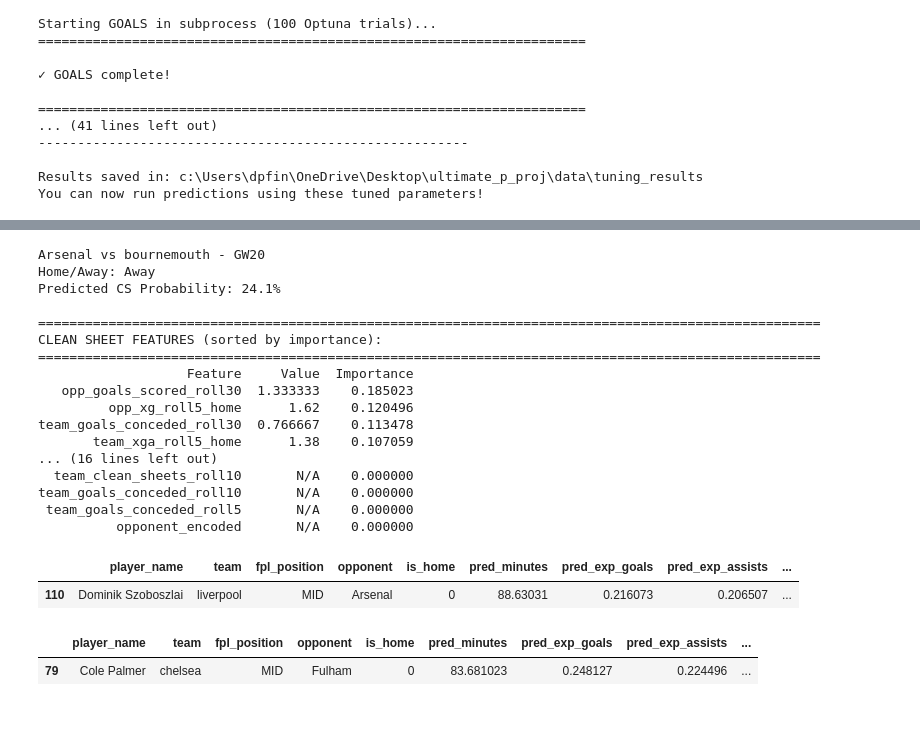
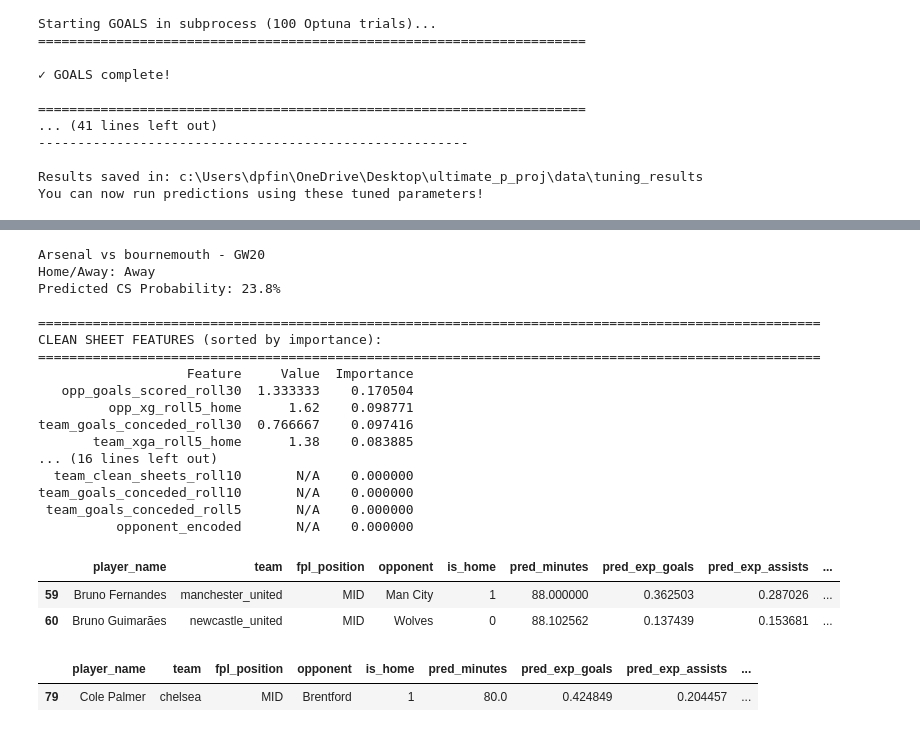
Before and after one commit to danielfindley/fpl_projections, a Jupyter notebook: notebooks/tune_models.ipynb, the cells around one changed output, grey strips where cells are left out. Cells and saved outputs as stored; diff of their text form; code cells hidden in the pictures.

```diff
--- a/notebooks/tune_models.ipynb
+++ b/notebooks/tune_models.ipynb
@@ -73,8 +73,8 @@ print(f"  Next GW: {next_gw} (to predict)")
 print()
 
 # Set target gameweeks
-COMPLETED_GW = 20  # The gameweek that just finished (need to scrape this)
-TARGET_GW = 21     # The gameweek we want to predict
+COMPLETED_GW = 21  # The gameweek that just finished (need to scrape this)
+TARGET_GW = 22     # The gameweek we want to predict
 print(f"Scraping completed GW: {COMPLETED_GW}")
 print(f"Target for prediction: GW{TARGET_GW}")
 print()
@@ -515,31 +515,32 @@ print(combined_df.to_string(index=False))
 # %% [output]
 Arsenal vs bournemouth - GW20
 Home/Away: Away
-Predicted CS Probability: 24.1%
+Predicted CS Probability: 23.8%
 
 ====================================================================================================
 CLEAN SHEET FEATURES (sorted by importance):
 ====================================================================================================
                    Feature     Value  Importance
-   opp_goals_scored_roll30  1.333333    0.185023
-         opp_xg_roll5_home      1.62    0.120496
-team_goals_conceded_roll30  0.766667    0.113478
-       team_xga_roll5_home      1.38    0.107059
+   opp_goals_scored_roll30  1.333333    0.170504
+         opp_xg_roll5_home      1.62    0.098771
+team_goals_conceded_roll30  0.766667    0.097416
+       team_xga_roll5_home      1.38    0.083885
 ... (16 lines left out)
   team_clean_sheets_roll10       N/A    0.000000
 team_goals_conceded_roll10       N/A    0.000000
  team_goals_conceded_roll5       N/A    0.000000
           opponent_encoded       N/A    0.000000
 # %%
-predictions_df.loc[predictions_df['player_name'].str.contains("Szobo")][display_cols]
+predictions_df.loc[predictions_df['player_name'].str.contains("Bruno")][display_cols]
 # %% [output]
 |  | player_name | team | fpl_position | opponent | is_home | pred_minutes | pred_exp_goals | pred_exp_assists | ... |
-| 110 | Dominik Szoboszlai | liverpool | MID | Arsenal | 0 | 88.63031 | 0.216073 | 0.206507 | ... |
+| 59 | Bruno Fernandes | manchester_united | MID | Man City | 1 | 88.000000 | 0.362503 | 0.287026 | ... |
+| 60 | Bruno Guimarães | newcastle_united | MID | Wolves | 0 | 88.102562 | 0.137439 | 0.153681 | ... |
 # %%
 predictions_df.loc[predictions_df['player_name'] == 'Cole Palmer'][display_cols]
 # %% [output]
 |  | player_name | team | fpl_position | opponent | is_home | pred_minutes | pred_exp_goals | pred_exp_assists | ... |
-| 79 | Cole Palmer | chelsea | MID | Fulham | 0 | 83.681023 | 0.248127 | 0.224496 | ... |
+| 79 | Cole Palmer | chelsea | MID | Brentford | 1 | 80.0 | 0.424849 | 0.204457 | ... |
 # %%
 predictions_df.sort_values(by="pred_exp_goals", ascending=False)[display_cols].head(15)
 # %% [output]
```
Also changed, not shown: parts of 8 cells of this notebook, 8 other files.
